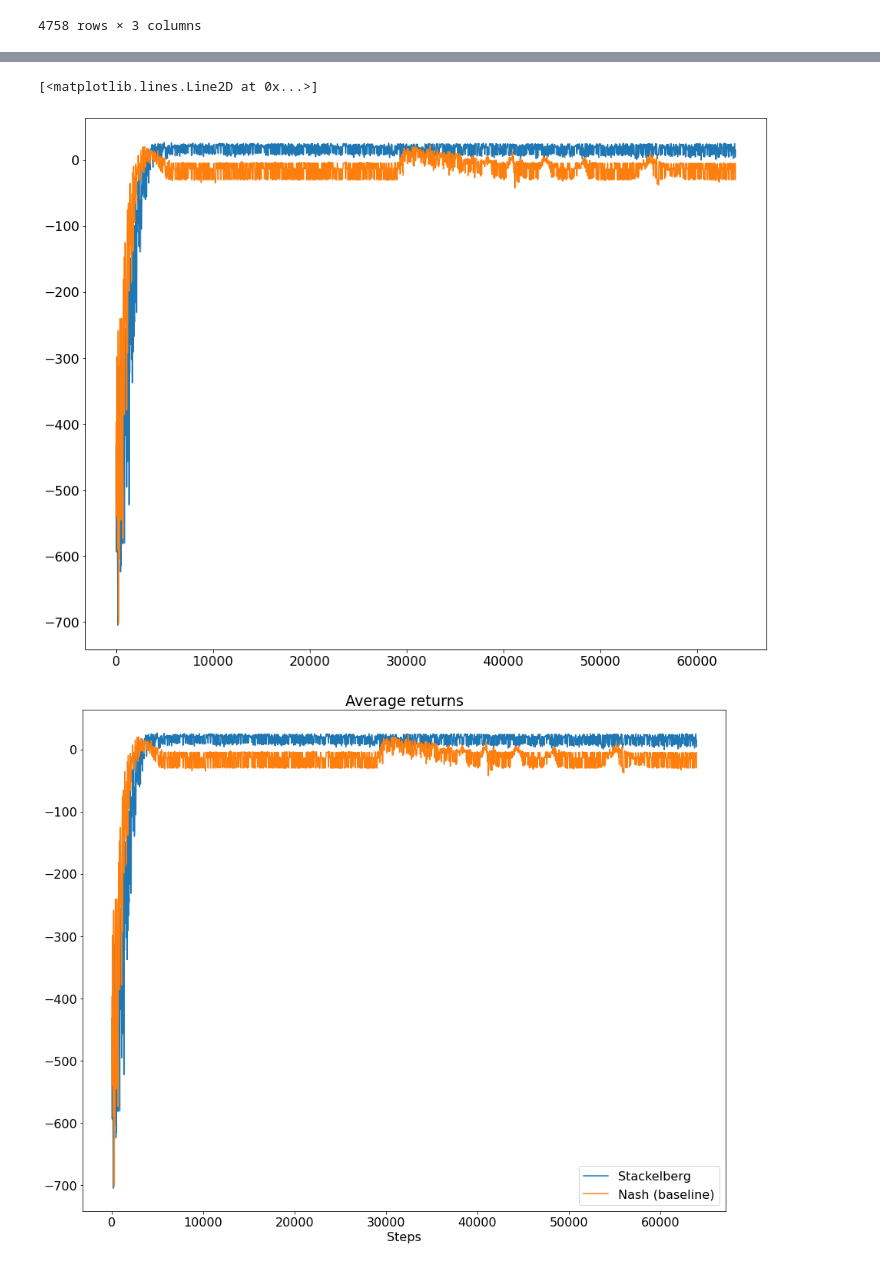
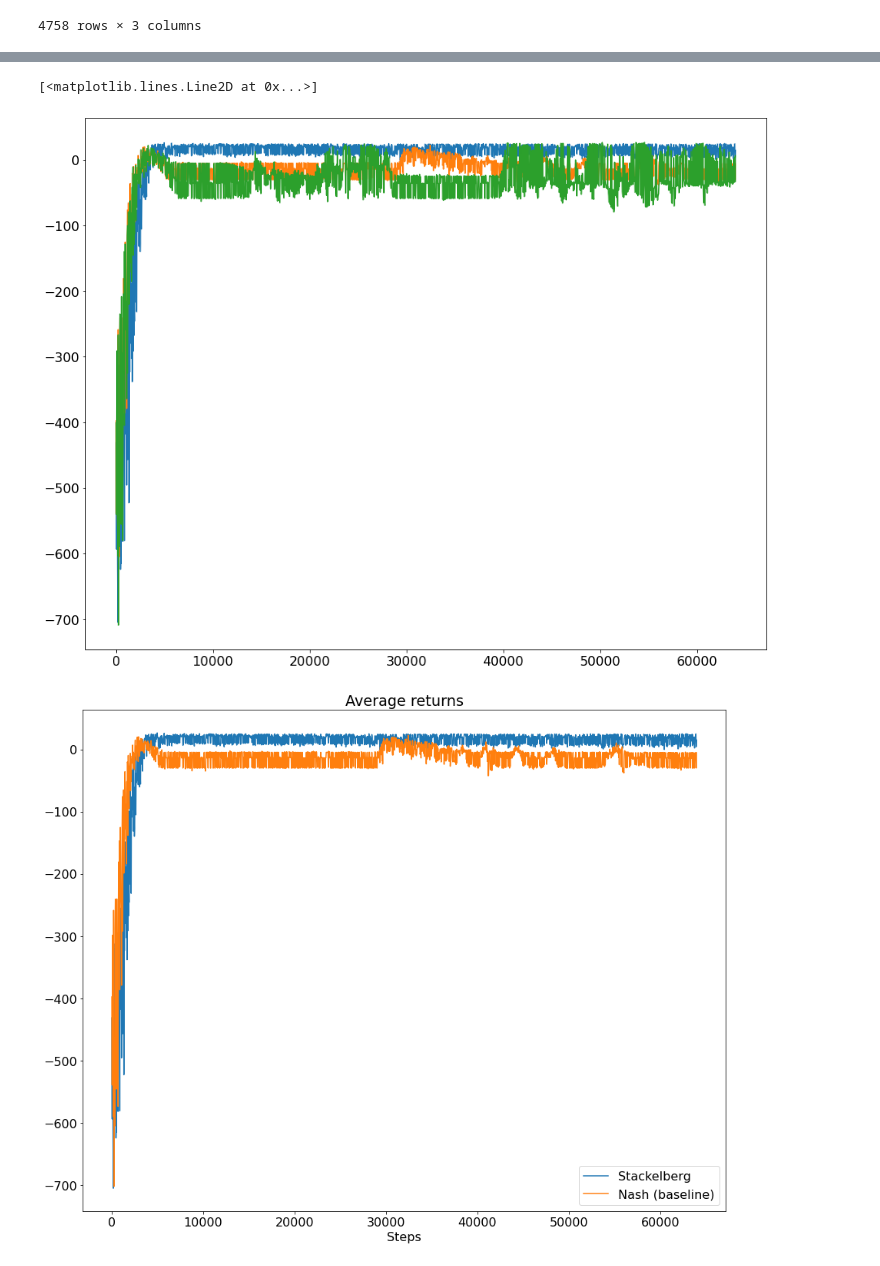
Before and after one commit to arjun-prakash/stackelberg-reach-avoid, a Jupyter notebook: gym_examples/src/process_data.ipynb, the cells around one changed output, grey strips where cells are left out. Saved outputs shown, nothing was run; the diff lists cells and outputs as text; code cells hidden in the pictures.

Commit message:
nash negative baseline

```diff
--- a/gym_examples/src/process_data.ipynb
+++ b/gym_examples/src/process_data.ipynb
@@ -55,3 +55,12 @@ dfn
 | 152192 | 1.695485e+09 | 4756 | -5.846077 |
 | 152224 | 1.695485e+09 | 4757 | -13.956695 |
 4758 rows × 3 columns
+# %%
+dfn2 = pd.DataFrame()
+ea = event_accumulator.EventAccumulator(f'runs4/experiment_nash2023-09-26 12:53:29.888866_drawless', size_guidance={event_accumulator.SCALARS: 0},
+)
+
+ea.Reload()
+dfn2 = pd.DataFrame(ea.Scalars('average returns'))
+dfn2.index = dfn2.index * 32
+dfn2
@@ -58,9 +81,10 @@ dfn
 # %%
 plt.plot(dfs['value'][:2000])
 plt.plot(dfn['value'][:2000])
+plt.plot(dfn2['value'][:2000])
 # %% [output]
 [<matplotlib.lines.Line2D at 0x...>]
-[figure, old version]
+[figure, new version]
 # %%
 plt.plot(dfs['value'][:2000], label='Stackelberg')
 plt.plot(dfn['value'][:2000], label='Nash (baseline)')
```
Also changed, not shown: parts of 2 cells of this notebook, 1 other file.
